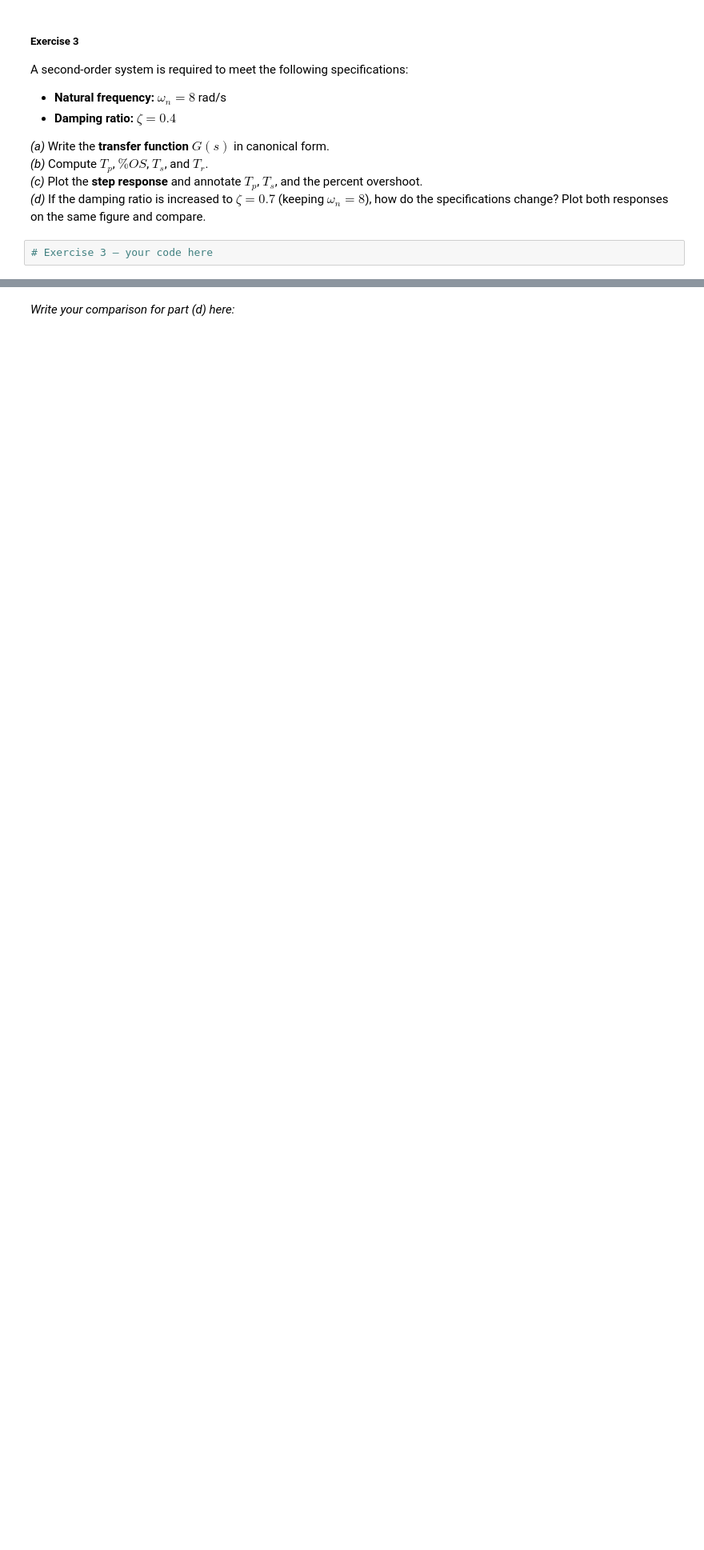
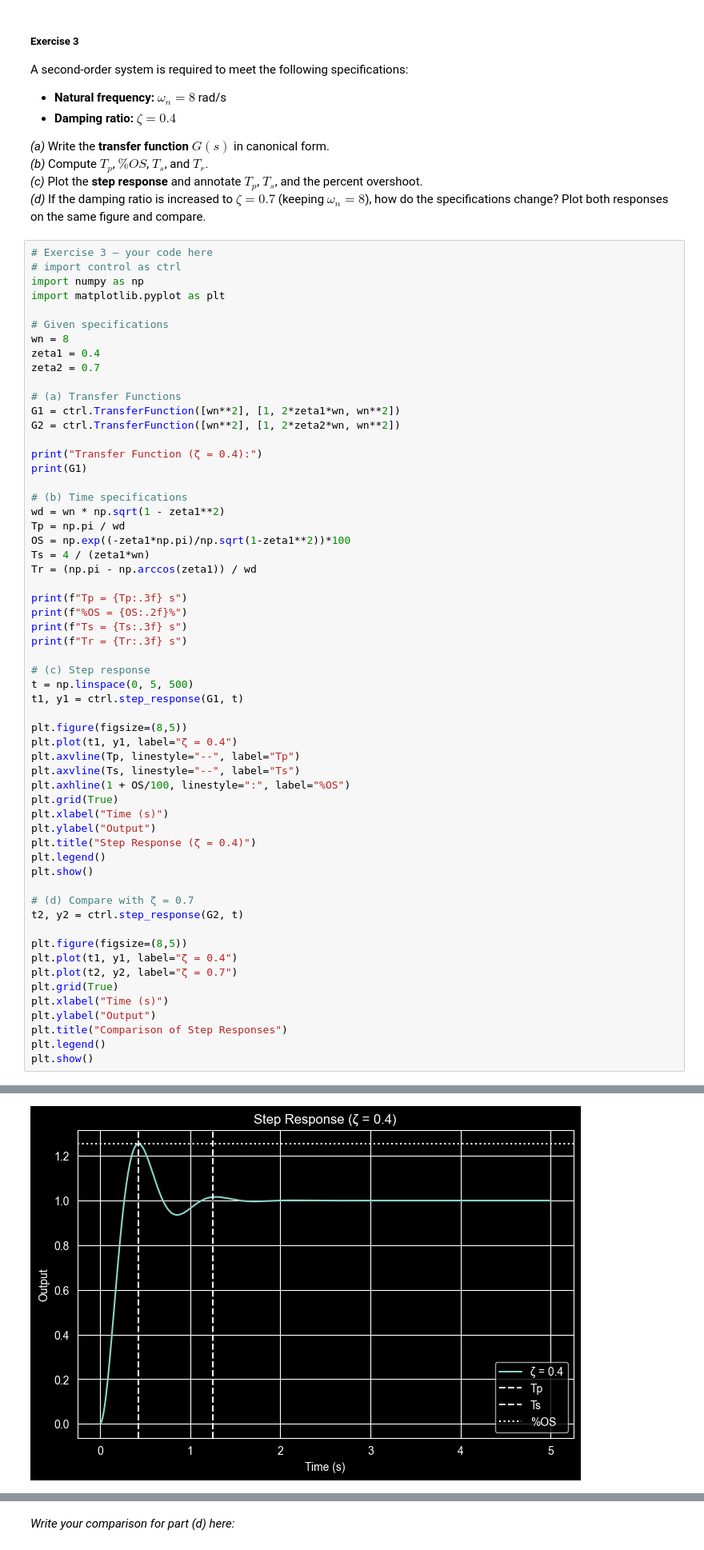
Before and after one commit to Gardner-College/control-system-cpe2a, a Jupyter notebook: 2nd-order-system/gelo267/006_Time_Response_Second_Order.ipynb, the cells around one changed output, grey strips where cells are left out. Shown at 80% size. Saved outputs shown, nothing was run; the diff lists cells and outputs as text; blank space fills up the shorter version.

```diff
--- a/2nd-order-system/gelo267/006_Time_Response_Second_Order.ipynb
+++ b/2nd-order-system/gelo267/006_Time_Response_Second_Order.ipynb
@@ -394,3 +507,60 @@ A second-order system is required to meet the following specifications:
 *(d)* If the damping ratio is increased to $\zeta = 0.7$ (keeping $\omega_n = 8$), how do the specifications change? Plot both responses on the same figure and compare.
 # %%
 # Exercise 3 — your code here
+# import control as ctrl
+import numpy as np
+import matplotlib.pyplot as plt
+
+# Given specifications
+wn = 8
+zeta1 = 0.4
+zeta2 = 0.7
+
+# (a) Transfer Functions
+G1 = ctrl.TransferFunction([wn**2], [1, 2*zeta1*wn, wn**2])
+G2 = ctrl.TransferFunction([wn**2], [1, 2*zeta2*wn, wn**2])
+
+print("Transfer Function (ζ = 0.4):")
+print(G1)
+
+# (b) Time specifications
+wd = wn * np.sqrt(1 - zeta1**2)
+Tp = np.pi / wd
+OS = np.exp((-zeta1*np.pi)/np.sqrt(1-zeta1**2))*100
+Ts = 4 / (zeta1*wn)
+Tr = (np.pi - np.arccos(zeta1)) / wd
+
+print(f"Tp = {Tp:.3f} s")
+print(f"%OS = {OS:.2f}%")
+print(f"Ts = {Ts:.3f} s")
+print(f"Tr = {Tr:.3f} s")
+
+# (c) Step response
+t = np.linspace(0, 5, 500)
+t1, y1 = ctrl.step_response(G1, t)
+
+plt.figure(figsize=(8,5))
+plt.plot(t1, y1, label="ζ = 0.4")
+plt.axvline(Tp, linestyle="--", label="Tp")
+plt.axvline(Ts, linestyle="--", label="Ts")
+plt.axhline(1 + OS/100, linestyle=":", label="%OS")
+plt.grid(True)
+plt.xlabel("Time (s)")
+plt.ylabel("Output")
+plt.title("Step Response (ζ = 0.4)")
+plt.legend()
+plt.show()
+
+# (d) Compare with ζ = 0.7
+t2, y2 = ctrl.step_response(G2, t)
+
+plt.figure(figsize=(8,5))
+plt.plot(t1, y1, label="ζ = 0.4")
+plt.plot(t2, y2, label="ζ = 0.7")
+plt.grid(True)
+plt.xlabel("Time (s)")
+plt.ylabel("Output")
+plt.title("Comparison of Step Responses")
+plt.legend()
+plt.show()
+# %% [output]
@@ -396,0 +579 @@ A second-order system is required to meet the following specifications:
+[figure, added]
```
Also changed, not shown: parts of 4 cells of this notebook, 1 other file.
